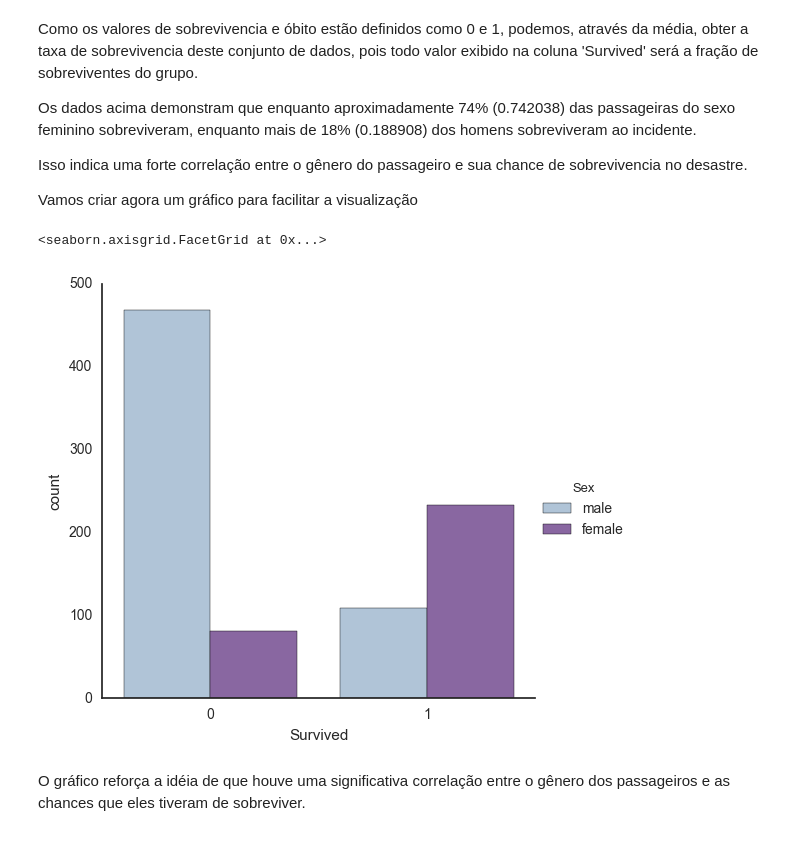
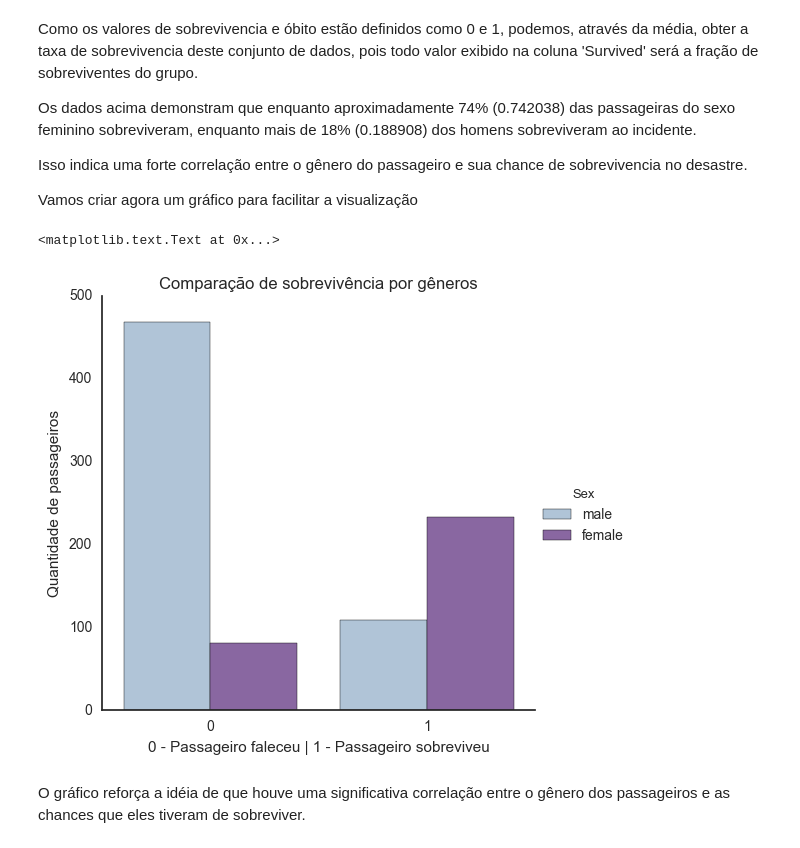
Before and after one commit to Doomsk/Nanodegree-Analista-de-Dados, a Jupyter notebook: Projeto 2 - Investigando uma Base de Dados/Titanic_Projeto.ipynb, the cells around one changed output. Cells and saved outputs as stored; diff of their text form; code cells hidden in the pictures.

```diff
--- a/Projeto 2 - Investigando uma Base de Dados/Titanic_Projeto.ipynb
+++ b/Projeto 2 - Investigando uma Base de Dados/Titanic_Projeto.ipynb
@@ -242,10 +242,14 @@ Vamos criar agora um gráfico para facilitar a visualização
 # %%
 #Agora vamos criar um gráfico que demonstra a quantidade de homens e mulheres que sobreviveram ou faleceram no naufrágio
 #Usando a função criada anteriormente
 barGraph(gender_by_survival,"Sex")
+
+plt.xlabel(u'0 - Passageiro faleceu | 1 - Passageiro sobreviveu')
+plt.ylabel(u'Quantidade de passageiros')
+plt.title(u'Comparação de sobrevivência por gêneros')
 # %% [output]
-<seaborn.axisgrid.FacetGrid at 0x...>
+<matplotlib.text.Text at 0x...>
-[figure, old version]
+[figure, new version]
 # %% [markdown]
 O gráfico reforça a idéia de que houve uma significativa correlação entre o gênero dos passageiros e as chances que eles tiveram de sobreviver.
 # %% [markdown]
```
Also changed, not shown: parts of 5 cells of this notebook, 1 other file.
